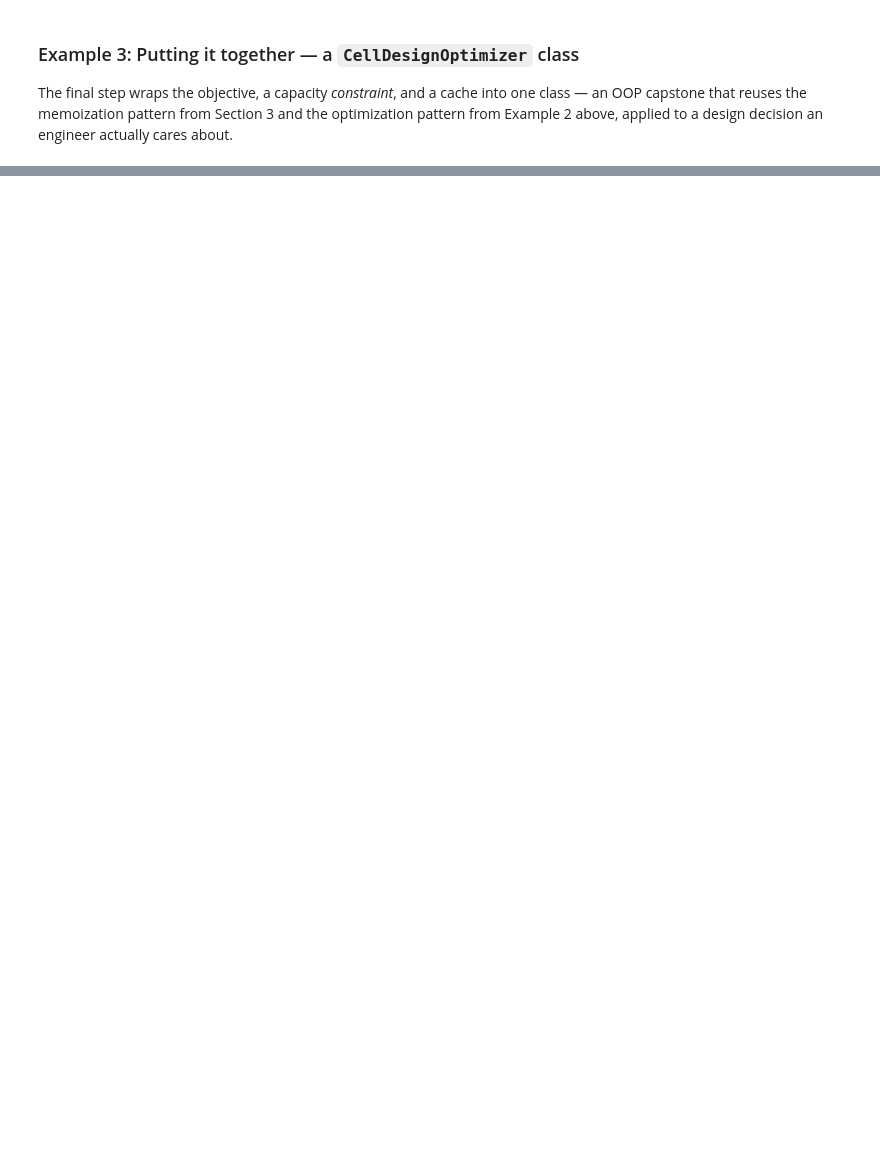
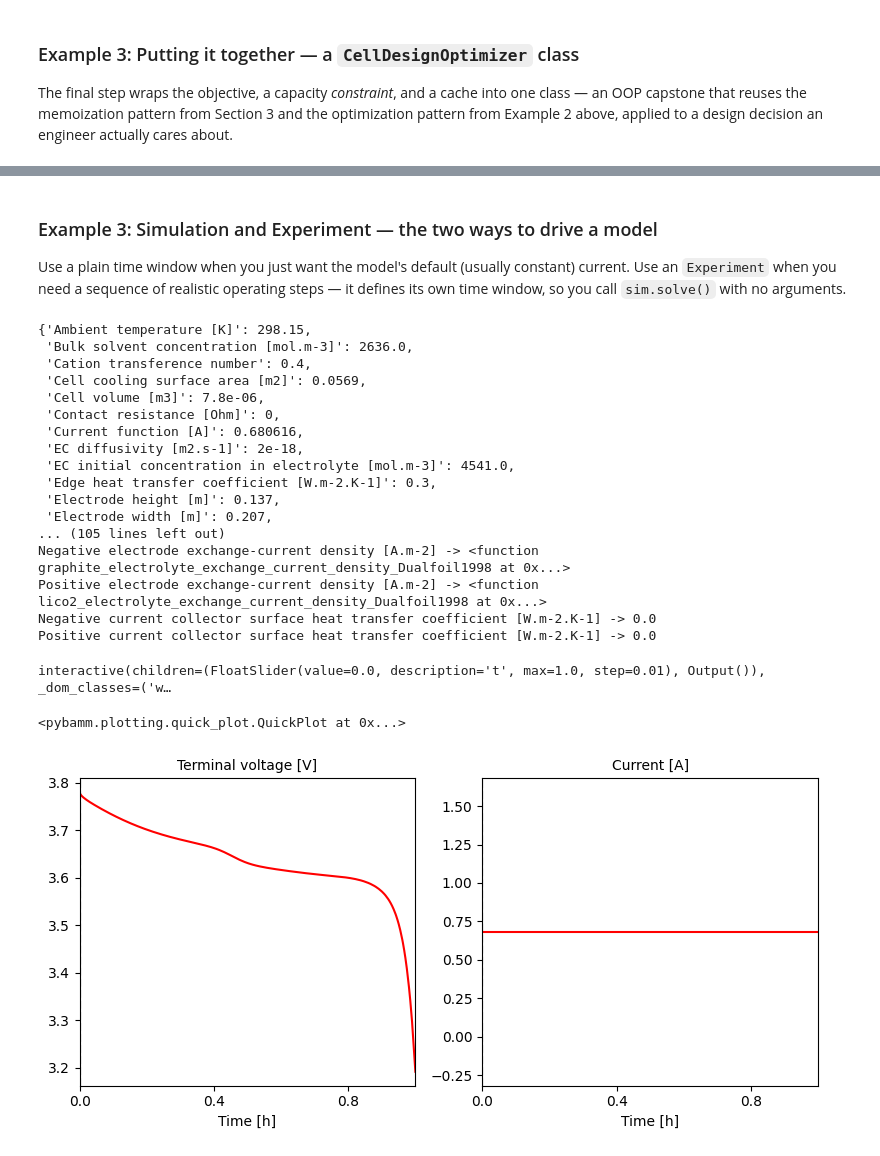
Before and after one commit to tu13e/PyBaMM, a Jupyter notebook: docs/source/examples/notebooks/PyBaMM for Battery Engineers - Lecture.ipynb, the cells around one changed output, grey strips where cells are left out. Saved outputs shown, nothing was run; the diff lists cells and outputs as text; code cells hidden in the pictures; blank space fills up the shorter version.

```diff
--- a/docs/source/examples/notebooks/PyBaMM for Battery Engineers - Lecture.ipynb
+++ b/docs/source/examples/notebooks/PyBaMM for Battery Engineers - Lecture.ipynb
@@ -614,0 +732,48 @@ print(f"Unique simulations run (thanks to caching): {len(optimizer._cache)}")
+# %% [markdown]
+### Example 3: Simulation and Experiment — the two ways to drive a model
+
+Use a plain time window when you just want the model's default (usually constant)
+current. Use an `Experiment` when you need a sequence of realistic operating
+steps — it defines its own time window, so you call `sim.solve()` with no arguments.
+# %%
+model = pybamm.lithium_ion.SPM()
+# params.search("current")
+print(model.default_parameter_values)
+# params.update({"Current function [A]": 2})
+
+# 1) a plain time window -- uses the model's default current
+sim = pybamm.Simulation(model)
+sim.parameter_values.search("current")
+sol = sim.solve([0, 3600])                         # solve from 0 to 3600 s
+sol = sim.solve(t_eval=np.linspace(0, 3600, 50))   # or a full array of evaluation points
+
+sim.plot(["Terminal voltage [V]", "Current [A]"])
+# 2) an Experiment -- a sequence of human-readable operating steps
+# experiment = pybamm.Experiment(
+#     ["Discharge at 2A until 3.0 V", "Rest for 10 minutes", "Charge at 0.5C until 4.2 V"]
+# )
+# sim = pybamm.Simulation(model, experiment=experiment, parameter_values=params)
+# sol = sim.solve()  # no time window needed -- the experiment defines it
+
+# sim.plot(["Terminal voltage [V]", "Current [A]"])
+# %% [output]
+{'Ambient temperature [K]': 298.15,
+ 'Bulk solvent concentration [mol.m-3]': 2636.0,
+ 'Cation transference number': 0.4,
+ 'Cell cooling surface area [m2]': 0.0569,
+ 'Cell volume [m3]': 7.8e-06,
+ 'Contact resistance [Ohm]': 0,
+ 'Current function [A]': 0.680616,
+ 'EC diffusivity [m2.s-1]': 2e-18,
+ 'EC initial concentration in electrolyte [mol.m-3]': 4541.0,
+ 'Edge heat transfer coefficient [W.m-2.K-1]': 0.3,
+ 'Electrode height [m]': 0.137,
+ 'Electrode width [m]': 0.207,
+... (105 lines left out)
+Negative electrode exchange-current density [A.m-2] -> <function graphite_electrolyte_exchange_current_density_Dualfoil1998 at 0x...>
+Positive electrode exchange-current density [A.m-2] -> <function lico2_electrolyte_exchange_current_density_Dualfoil1998 at 0x...>
+Negative current collector surface heat transfer coefficient [W.m-2.K-1] -> 0.0
+Positive current collector surface heat transfer coefficient [W.m-2.K-1] -> 0.0
+interactive(children=(FloatSlider(value=0.0, description='t', max=1.0, step=0.01), Output()), _dom_classes=('w…
+<pybamm.plotting.quick_plot.QuickPlot at 0x...>
+[figure, added]
```
Also changed, not shown: parts of 34 cells of this notebook, 4 other files.
